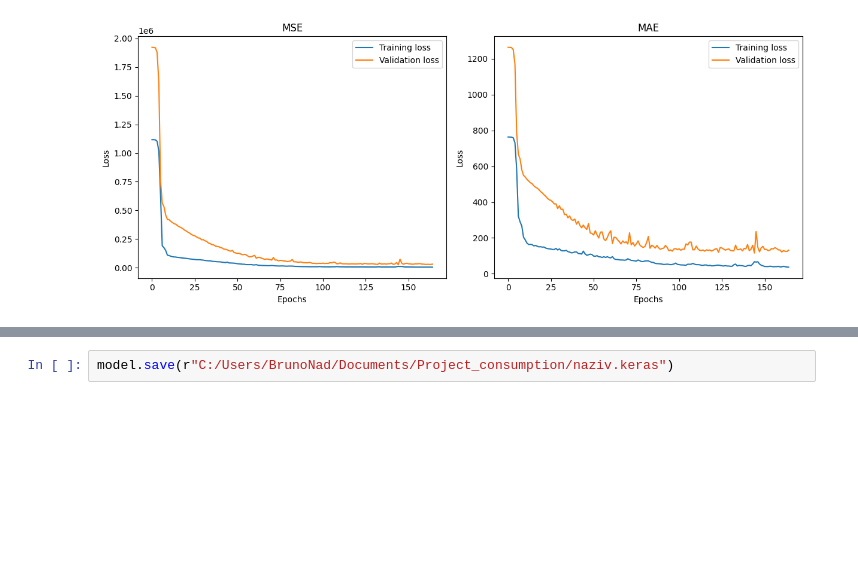
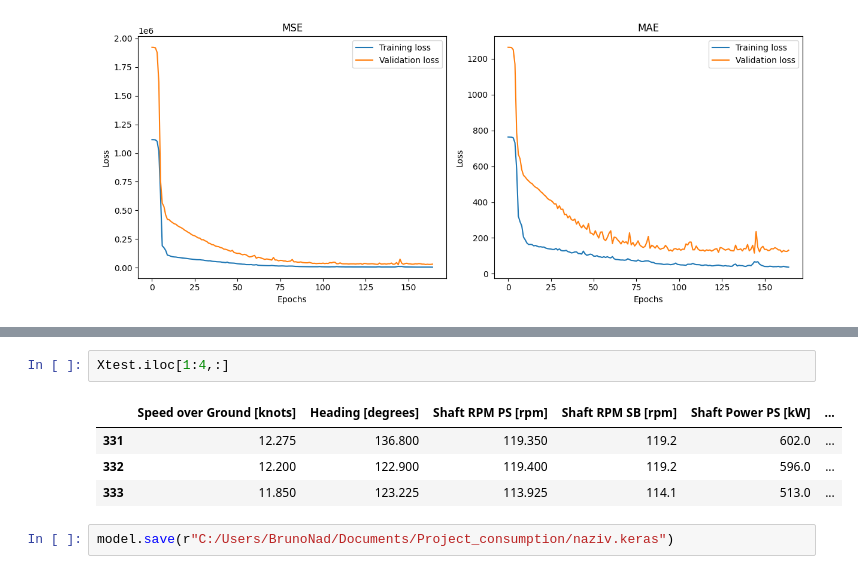
Before and after one commit to bnad1/Consumption, a Jupyter notebook: Consumption.ipynb, the cells around one changed output, grey strips where cells are left out. Saved outputs shown, nothing was run; the diff lists cells and outputs as text; blank space fills up the shorter version.

```diff
--- a/Consumption.ipynb
+++ b/Consumption.ipynb
@@ -751,3 +779,10 @@ plt.show()
+# %%
+Xtest.iloc[1:4,:]
+# %% [output]
+|  | Speed over Ground [knots] | Heading [degrees] | Shaft RPM PS [rpm] | Shaft RPM SB [rpm] | Shaft Power PS [kW] | ... |
+| 331 | 12.275 | 136.800 | 119.350 | 119.2 | 602.0 | ... |
+| 332 | 12.200 | 122.900 | 119.400 | 119.2 | 596.0 | ... |
+| 333 | 11.850 | 123.225 | 113.925 | 114.1 | 513.0 | ... |
 # %%
 model.save(r"C:/Users/BrunoNad/Documents/Project_consumption/naziv.keras")
 # %%
```
Also changed, not shown: parts of 11 cells of this notebook, 9 other files.
